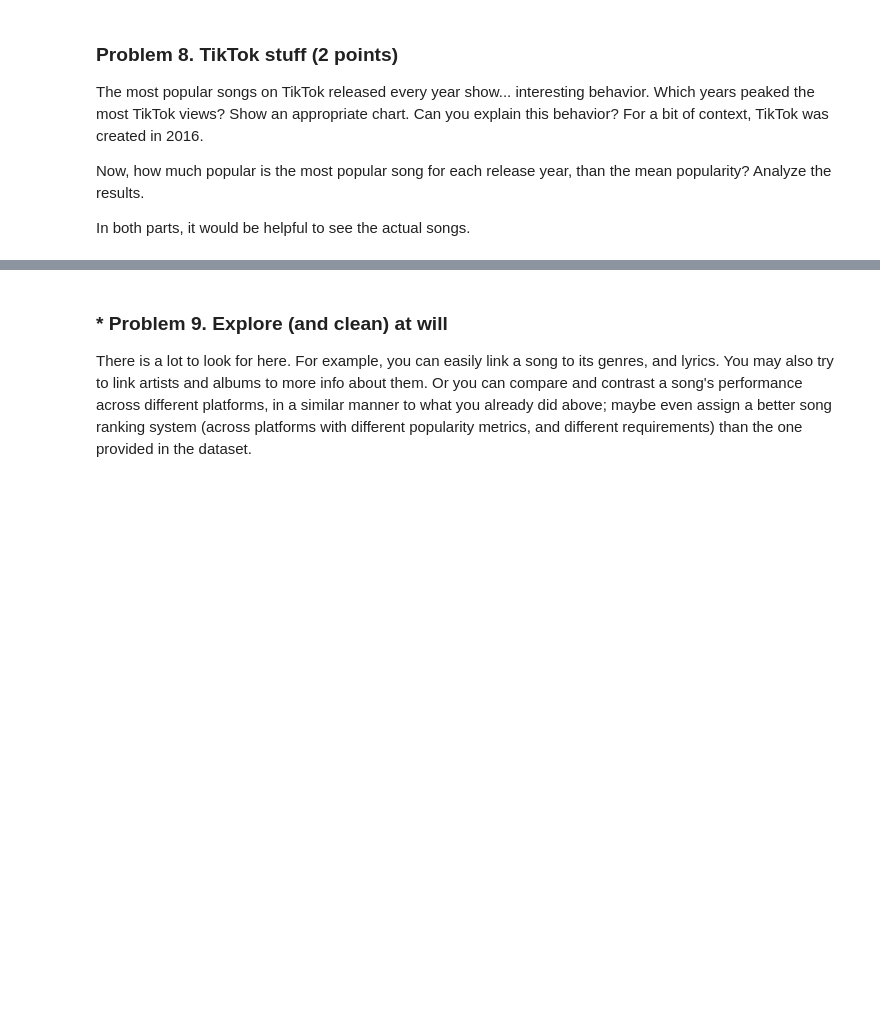
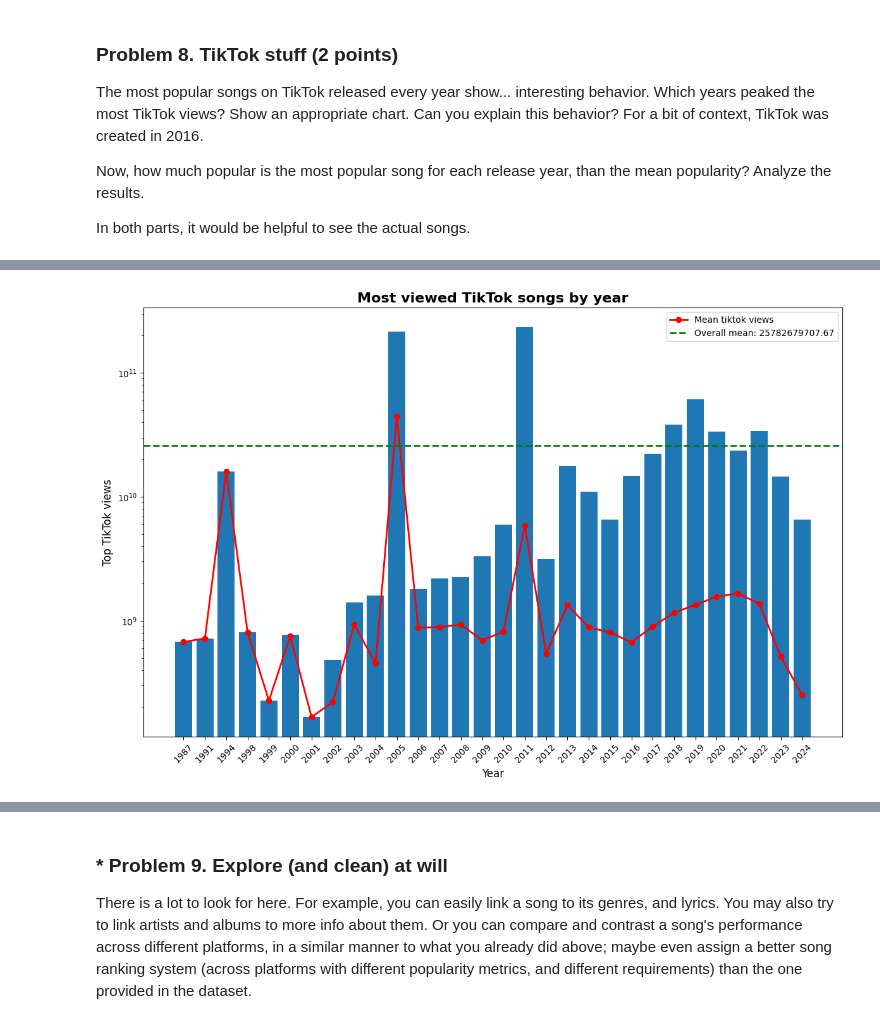
Before and after one commit to VladoDev03/data-science-softuni, a Jupyter notebook: 02-data-visualization-exploratory-data-analysis/Data Visualization and EDA Lab.ipynb, the cells around one changed output, grey strips where cells are left out. Cells and saved outputs as stored; diff of their text form; code cells hidden in the pictures; blank space fills up the shorter version.

```diff
--- a/02-data-visualization-exploratory-data-analysis/Data Visualization and EDA Lab.ipynb
+++ b/02-data-visualization-exploratory-data-analysis/Data Visualization and EDA Lab.ipynb
@@ -660,0 +834,16 @@ In both parts, it would be helpful to see the actual songs.
+# %%
+most_viewed_by_year = (tiktok_data
+    .assign(year=lambda df: df.release_date.dt.year)
+    .loc[lambda df: df.groupby("year").tiktok_views.idxmax()][["year", "track", "tiktok_views"]]
+    .rename(columns={"track": "most_popular_track"}))
+# %%
+mean_views = (tiktok_data
+    .groupby(tiktok_data.release_date.dt.year)
+    .tiktok_views
+    .mean()
+    .reset_index()
+    .rename(columns={"release_date": "year", "tiktok_views": "mean_tiktok_views"}))
+# %%
+most_viewed_by_year = most_viewed_by_year.merge(mean_views, on="year")
+# %%
+overall_mean = most_viewed_by_year.tiktok_views.mean()
@@ -660,0 +870,13 @@ In both parts, it would be helpful to see the actual songs.
+# %%
+plot_songs_by_period(
+    most_viewed_by_year,
+    "year",
+    count_col="tiktok_views",
+    ylabel=f"Top TikTok views",
+    mean_col="mean_tiktok_views",
+    title="Most viewed TikTok songs by year",
+    count_labels=False,
+    log_scale=True,
+    overall_mean=overall_mean)
+# %% [output]
+[figure, added]
```
Also changed, not shown: parts of 37 cells of this notebook.
